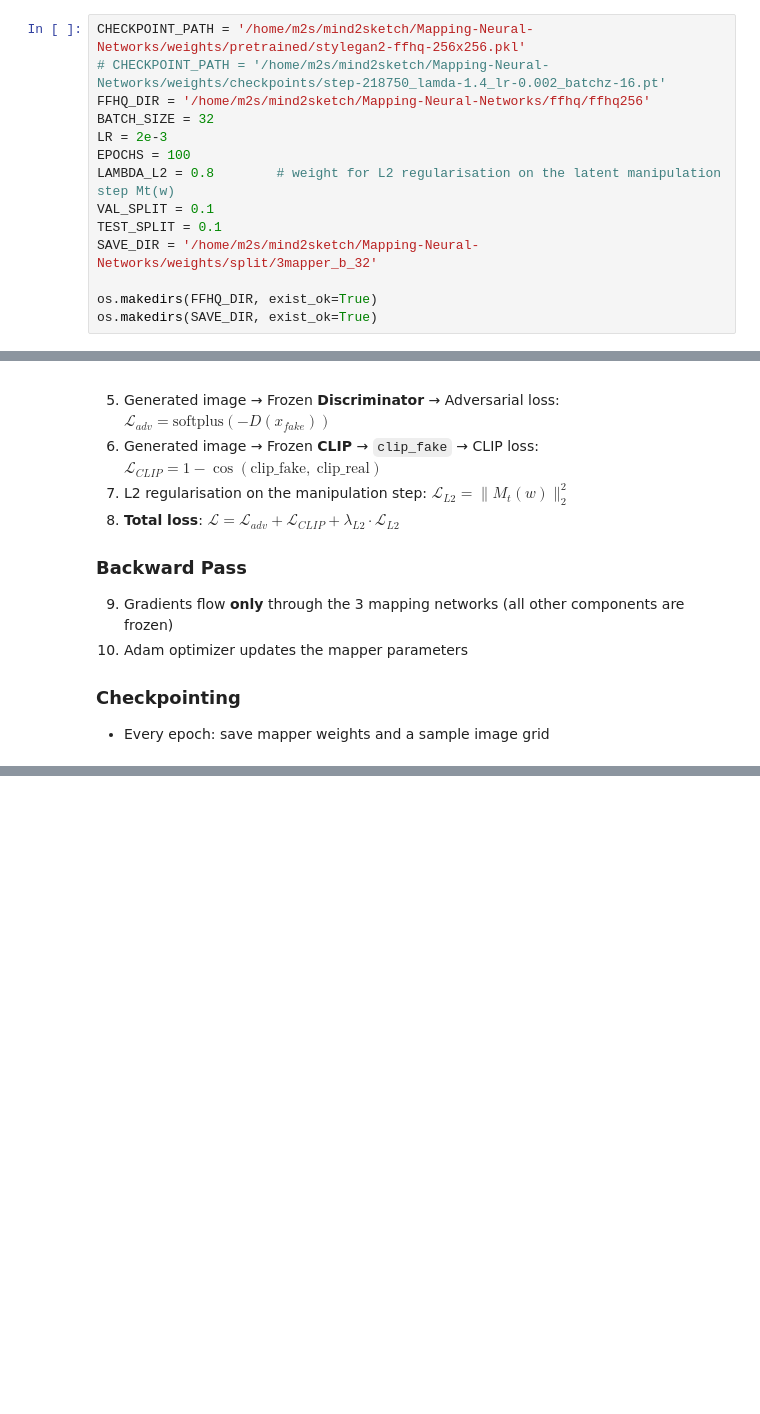
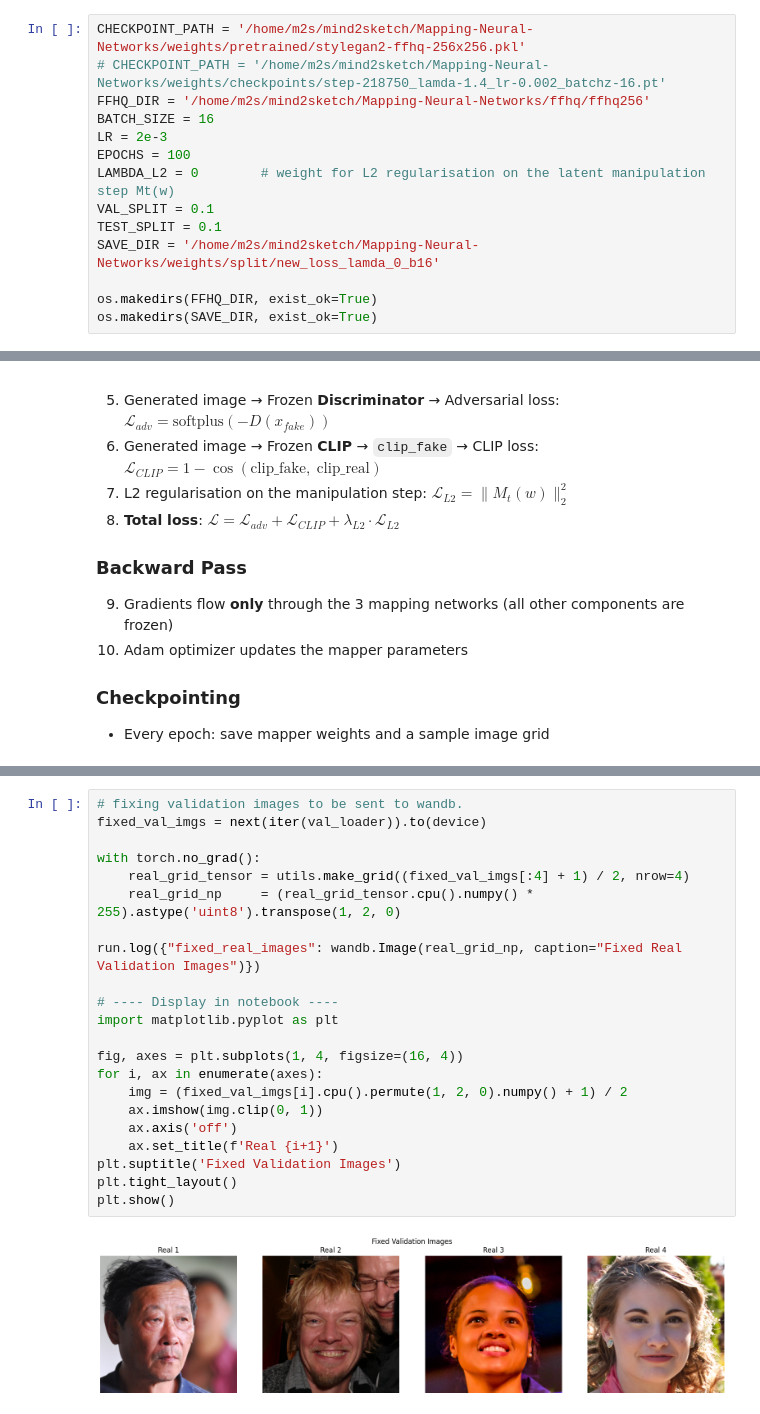
Before and after one commit to Mind2Sketch/Mapping-Neural-Networks, a Jupyter notebook: 3_Mappers.ipynb, the cells around one changed output, grey strips where cells are left out. Saved outputs shown, nothing was run; the diff lists cells and outputs as text; blank space fills up the shorter version.

```diff
--- a/3_Mappers.ipynb
+++ b/3_Mappers.ipynb
@@ -171,13 +171,13 @@ Set the paths and training hyperparameters:
 CHECKPOINT_PATH = '/home/m2s/mind2sketch/Mapping-Neural-Networks/weights/pretrained/stylegan2-ffhq-256x256.pkl'
 # CHECKPOINT_PATH = '/home/m2s/mind2sketch/Mapping-Neural-Networks/weights/checkpoints/step-218750_lamda-1.4_lr-0.002_batchz-16.pt'
 FFHQ_DIR = '/home/m2s/mind2sketch/Mapping-Neural-Networks/ffhq/ffhq256'
-BATCH_SIZE = 32
+BATCH_SIZE = 16
 LR = 2e-3
 EPOCHS = 100
-LAMBDA_L2 = 0.8        # weight for L2 regularisation on the latent manipulation step Mt(w)
+LAMBDA_L2 = 0        # weight for L2 regularisation on the latent manipulation step Mt(w)
 VAL_SPLIT = 0.1
 TEST_SPLIT = 0.1
-SAVE_DIR = '/home/m2s/mind2sketch/Mapping-Neural-Networks/weights/split/3mapper_b_32'
+SAVE_DIR = '/home/m2s/mind2sketch/Mapping-Neural-Networks/weights/split/new_loss_lamda_0_b16'
 
 os.makedirs(FFHQ_DIR, exist_ok=True)
 os.makedirs(SAVE_DIR, exist_ok=True)
@@ -560,0 +561,24 @@ View run at https://wandb.ai/saffrotech-uom/clip-stylegan-mapper/runs/eej1xsnh
+# %%
+# fixing validation images to be sent to wandb.
+fixed_val_imgs = next(iter(val_loader)).to(device)
+
+with torch.no_grad():
+    real_grid_tensor = utils.make_grid((fixed_val_imgs[:4] + 1) / 2, nrow=4)
+    real_grid_np     = (real_grid_tensor.cpu().numpy() * 255).astype('uint8').transpose(1, 2, 0)
+
+run.log({"fixed_real_images": wandb.Image(real_grid_np, caption="Fixed Real Validation Images")})
+
+# ---- Display in notebook ----
+import matplotlib.pyplot as plt
+
+fig, axes = plt.subplots(1, 4, figsize=(16, 4))
+for i, ax in enumerate(axes):
+    img = (fixed_val_imgs[i].cpu().permute(1, 2, 0).numpy() + 1) / 2
+    ax.imshow(img.clip(0, 1))
+    ax.axis('off')
+    ax.set_title(f'Real {i+1}')
+plt.suptitle('Fixed Validation Images')
+plt.tight_layout()
+plt.show()
+# %% [output]
+[figure, added]
```
Also changed, not shown: parts of 8 cells of this notebook.
